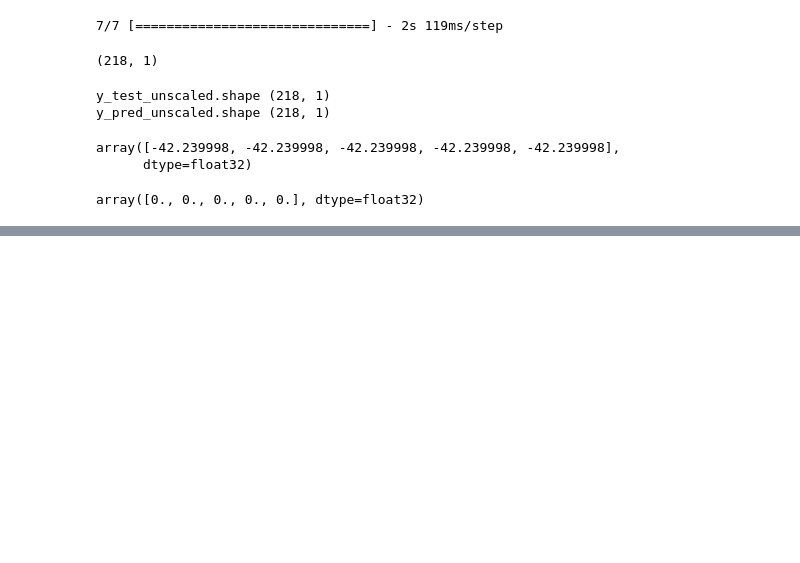
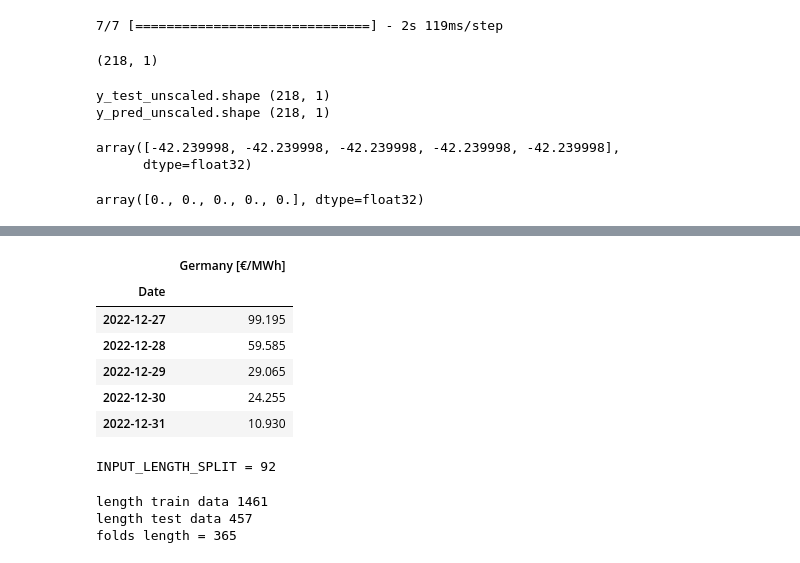
Before and after one commit to Arassc/energy-analysis-and-predictions, a Jupyter notebook: notebooks/load_data_test.ipynb, the cells around one changed output, grey strips where cells are left out. Cells and saved outputs as stored; diff of their text form; code cells hidden in the pictures; blank space fills up the shorter version.

```diff
--- a/notebooks/load_data_test.ipynb
+++ b/notebooks/load_data_test.ipynb
@@ -422,0 +415,10 @@ plot_predict_vs_test(energy_prices_df,
+# %%
+energy_prices_df.tail()
+# %% [output]
+|  | Germany [€/MWh] |
+| Date |  |
+| 2022-12-27 | 99.195 |
+| 2022-12-28 | 59.585 |
+| 2022-12-29 | 29.065 |
+| 2022-12-30 | 24.255 |
+| 2022-12-31 | 10.930 |
@@ -422,0 +427,23 @@ plot_predict_vs_test(energy_prices_df,
+# %%
+TRAIN_TEST_SEQUENCE = math.ceil(energy_prices_df.shape[0] * 0.05)
+print('INPUT_LENGTH_SPLIT =', TRAIN_TEST_SEQUENCE)
+TRAIN_TEST_RATIO = 0.6
+N_FEATURES = 1
+OUTPUT_LENGTH = 1
+FOLDS_SEQUENCE = 1
+FOLD_LENGTH_RATIO = 0.8
+TARGET = energy_prices_df.columns[0]
+# %% [output]
+INPUT_LENGTH_SPLIT = 92
+# %%
+X_train_scaled, y_train_scaled, X_test_scaled, y_test_scaled, scaler = get_scaled_X_y_train_and_test_data(energy_prices_df,
+                                TRAIN_TEST_RATIO,
+                                TRAIN_TEST_SEQUENCE,
+                                FOLD_LENGTH_RATIO,
+                                FOLDS_SEQUENCE,
+                                OUTPUT_LENGTH,
+                                TARGET)
+# %% [output]
+length train data 1461
+length test data 457
+folds length = 365
```
Also changed, not shown: parts of 19 cells of this notebook, 6 other files.
